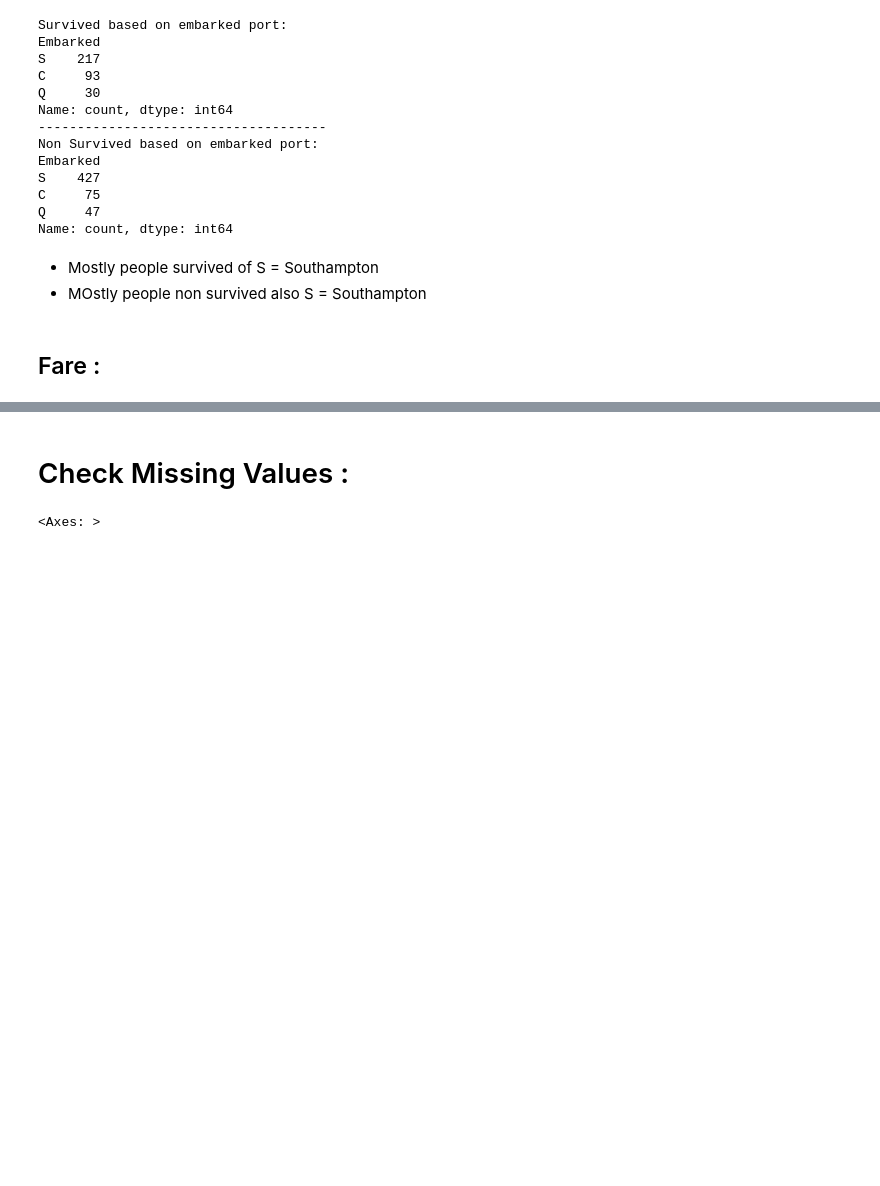
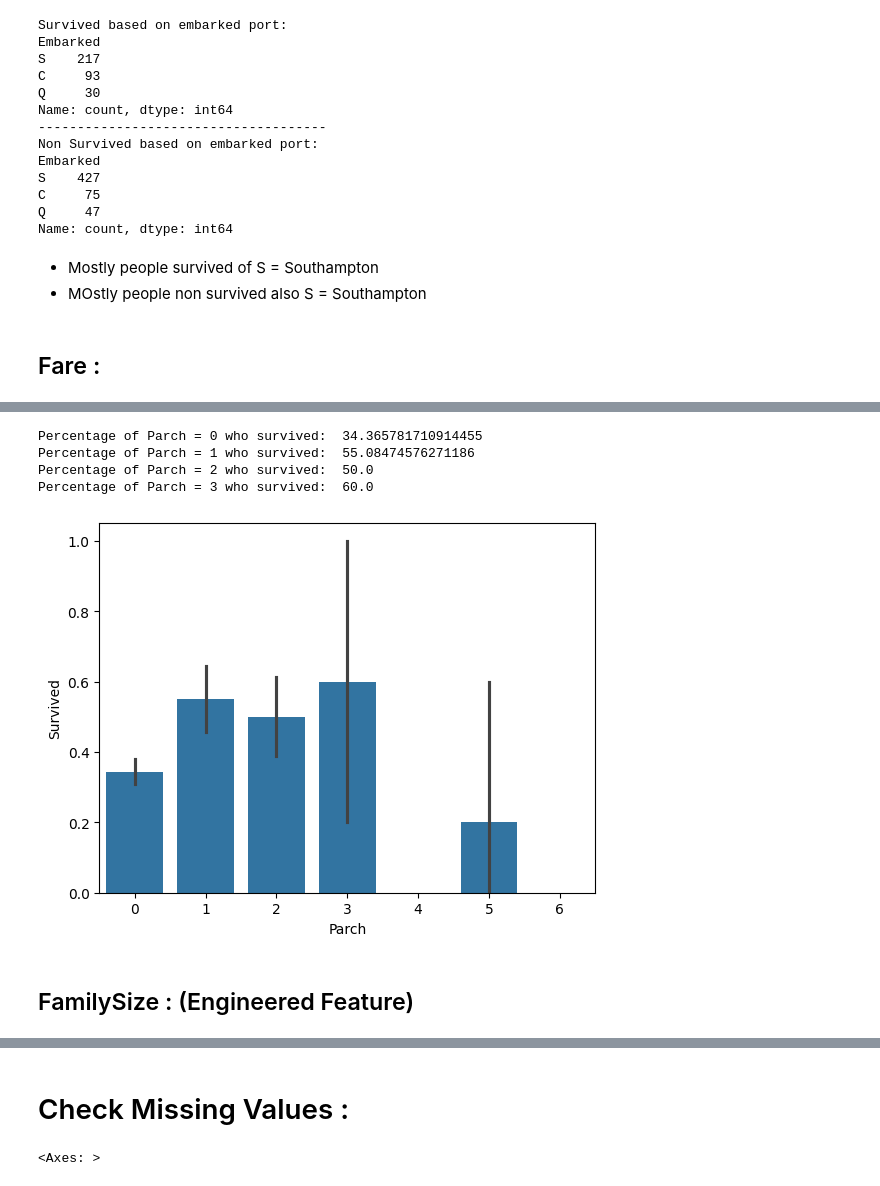
Before and after one commit to Rishabh-Devadiga/Data-Science-Lab, a Jupyter notebook: titanic_survival_prediction/TitanicSurvival.ipynb, the cells around one changed output, grey strips where cells are left out. Saved outputs shown, nothing was run; the diff lists cells and outputs as text; code cells hidden in the pictures; blank space fills up the shorter version.

```diff
--- a/titanic_survival_prediction/TitanicSurvival.ipynb
+++ b/titanic_survival_prediction/TitanicSurvival.ipynb
@@ -318,0 +335,13 @@ fig.show()
+# %%
+sns.barplot(x = 'Parch', y = 'Survived', data = train_set)
+
+for i in range(4):
+    print(f"Percentage of Parch = {i} who survived: ", train_set['Survived'][train_set['Parch'] == i].value_counts(normalize = True)[1]*100)
+# %% [output]
+Percentage of Parch = 0 who survived:  34.365781710914455
+Percentage of Parch = 1 who survived:  55.08474576271186
+Percentage of Parch = 2 who survived:  50.0
+Percentage of Parch = 3 who survived:  60.0
+[figure, added]
+# %% [markdown]
+## FamilySize : (Engineered Feature)
```
Also changed, not shown: parts of 38 cells of this notebook.
